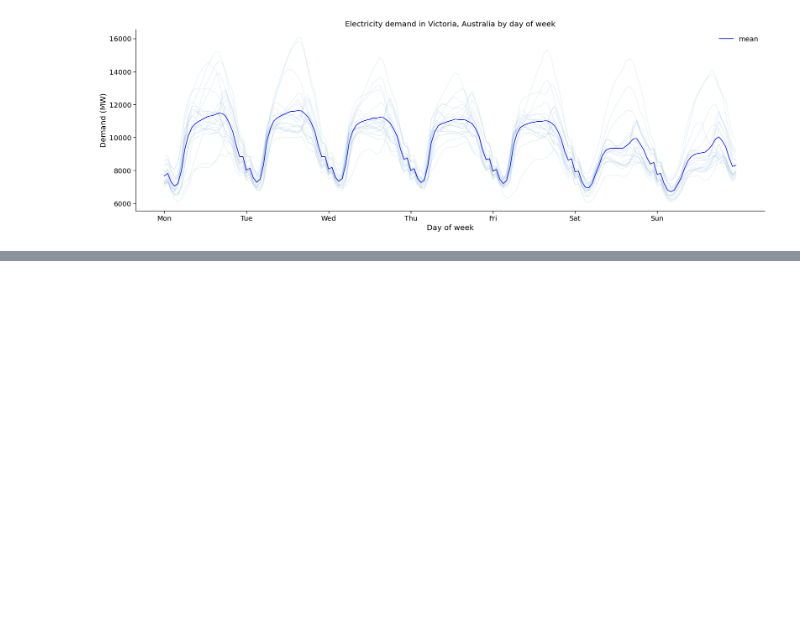
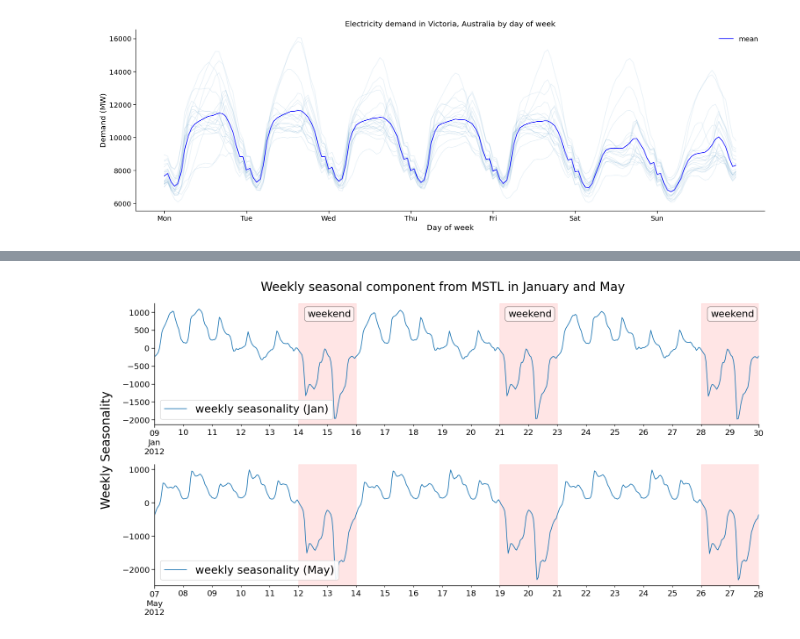
Before and after one commit to razielar/feature_engineering_ts_forecasting, a Jupyter notebook: 03_time_series_decomposition/06-MSTL-decomposition.ipynb, the cells around one changed output, grey strips where cells are left out. Cells and saved outputs as stored; diff of their text form; code cells hidden in the pictures; blank space fills up the shorter version.

```diff
--- a/03_time_series_decomposition/06-MSTL-decomposition.ipynb
+++ b/03_time_series_decomposition/06-MSTL-decomposition.ipynb
@@ -172,0 +273,81 @@ plt.tight_layout()
+# %%
+fig, ax = plt.subplots(nrows=2, figsize=[15, 8])
+ax = ax.flatten()
+
+# Plot weekly seasonality in January
+start = pd.Timestamp("2012-01-09")  # Monday
+end = start + pd.Timedelta("3W")
+res.seasonal["seasonal_168"].loc[start:end].plot(
+    ax=ax[0], label="weekly seasonality (Jan)", legend=True
+)
+ax[0].set_ylabel("seasonal_168")
+ax[0].set_xlabel(None)
+ax[0].set_ylabel(None)
+ax[0].legend(loc="lower left", framealpha=0.9, fontsize=18)
+
+props = dict(boxstyle="round", facecolor="white", alpha=0.5)
+ax[0].text(
+    0.253,
+    0.95,
+    "weekend",
+    transform=ax[0].transAxes,
+    fontsize=16,
+    verticalalignment="top",
+    bbox=props,
+)
+
+props = dict(boxstyle="round", facecolor="white", alpha=0.5)
+ax[0].text(
+    0.585,
+    0.95,
+    "weekend",
+    transform=ax[0].transAxes,
+    fontsize=16,
+    verticalalignment="top",
+    bbox=props,
+)
+
+props = dict(boxstyle="round", facecolor="white", alpha=0.5)
+ax[0].text(
+    0.92,
+    0.95,
+    "weekend",
+    transform=ax[0].transAxes,
+    fontsize=16,
+    verticalalignment="top",
+    bbox=props,
+)
+
+weekends = [
+    ("2012-01-14", "2012-01-16"),
+    ("2012-01-21", "2012-01-23"),
+    ("2012-01-28", "2012-01-30"),
+]
+for start_, end_ in weekends:
+    ax[0].axvspan(start_, end_, alpha=0.1, color="red")
+
+# Plot weekly seasonality in May
+mask = res.seasonal.index.month == 5
+start = pd.Timestamp("2012-05-7")
+end = start + pd.Timedelta("3W")
+res.seasonal[mask]["seasonal_168"].loc[start:end].plot(
+    ax=ax[1], label="weekly seasonality (May)", legend=True
+)
+ax[1].set_ylabel(None)
+ax[1].set_xlabel(None)
+ax[1].legend(loc="lower left", framealpha=0.9, fontsize=18)
+
+weekends = [
+    ("2012-05-12", "2012-05-14"),
+    ("2012-05-19", "2012-05-21"),
+    ("2012-05-26", "2012-05-28"),
+]
+for start_, end_ in weekends:
+    ax[1].axvspan(start_, end_, alpha=0.1, color="red")
+
+fig.suptitle("Weekly seasonal component from MSTL in January and May", fontsize=20)
+fig.text(-0.02, 0.5, "Weekly Seasonality", va="center", rotation="vertical", fontsize=20)
+
+plt.tight_layout()
+# %% [output]
+[figure, added]
```
Also changed, not shown: parts of 11 cells of this notebook.
